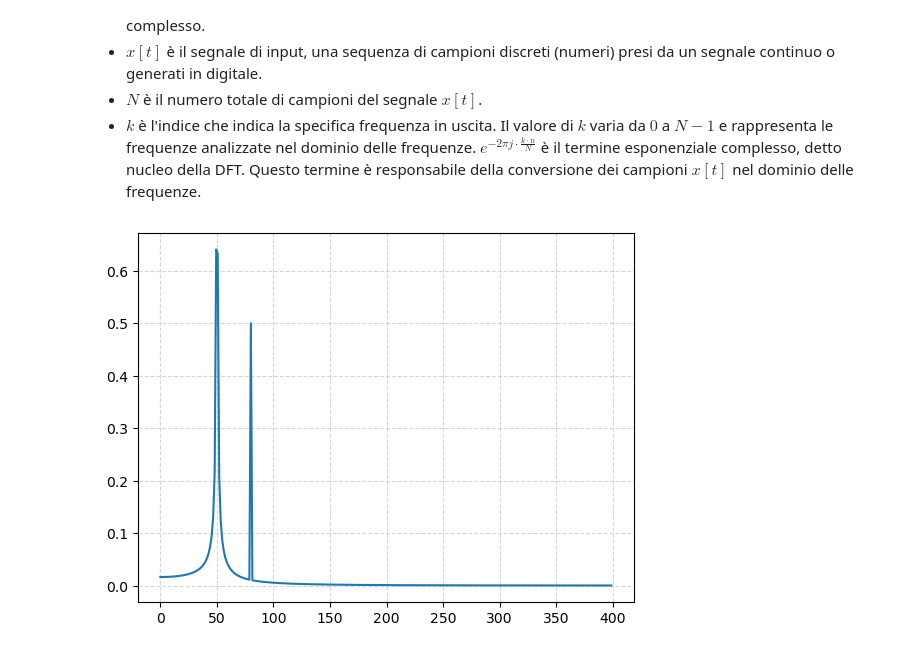
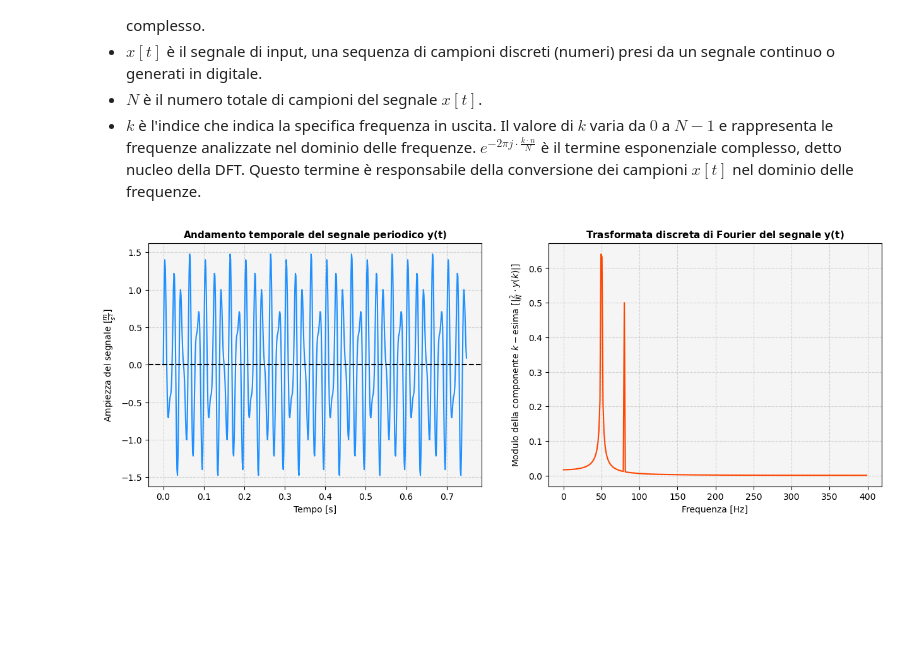
Before and after one commit to lamferzon/crash-course-Python, a Jupyter notebook: Lezioni/2. Python per l'analisi dati.ipynb, the cells around one changed output. Saved outputs shown, nothing was run; the diff lists cells and outputs as text; code cells hidden in the pictures; blank space fills up the shorter version.

```diff
--- a/Lezioni/2. Python per l'analisi dati.ipynb
+++ b/Lezioni/2. Python per l'analisi dati.ipynb
@@ -356,29 +469,58 @@ $y[k] = \sum^{N-1}_{t=0} e^{-2\pi j\cdot\frac{k\cdot n}{N}}\cdot x[t]$, dove:
 - $k$ è l'indice che indica la specifica frequenza in uscita. Il valore di $k$ varia da $0$ a $N−1$ e rappresenta le frequenze analizzate nel dominio delle frequenze.
 $e^{-2\pi j\cdot\frac{k\cdot n}{N}}$ è il termine esponenziale complesso, detto nucleo della DFT. Questo termine è responsabile della conversione dei campioni $x[t]$ nel dominio delle frequenze.
 # %%
-from scipy.fft import fft, fftfreq
-
 # numero di campioni
 N = 600
 
 # frequenza di campionamento (800 Hz)
 f = 1.0 / 800.0
 
-# dominio temporale discreto: da 0s a 0.75s
+# definizione del dominio temporale discreto: da 0s a 0.75s
 t_domain = np.linspace(0, N*f, N, endpoint=False)
 
-# segnale temporale periodico
+# definizione del segnale temporale periodico
 y = np.sin(2.0*np.pi*50*t_domain) + 0.5*np.sin(2.0*np.pi*80*t_domain)
 
 # calcolo della DFT e delle frequenze (solo quelle positive)
 yf = fft(y)
 xf = fftfreq(N, f)[:N//2]
 
-# visualizzazione delle DFT
-plt.plot(
-    xf,
-    2.0/N * np.abs(yf[0:N//2])
+# definizione della matrice di grafici
+fig, axes = plt.subplots(
+    nrows=1,
+    ncols=2,
+    figsize=(15, 5)
 )
-plt.grid(axis="both", ls="--", alpha=.5)
+
+# grafico 1
+sns.lineplot(
+    x=t_domain,
+    y=y,
+    color="dodgerblue",
+    ax=axes[0]
+)
+axes[0].axhline(0, color="black", ls="--")
+axes[0].set_title("$\\mathbf{Andamento \\ temporale \\ del \\ segnale \\ periodico \\ y(t)}$", size=11)
+axes[0].set(
+    xlabel="Tempo [s]",
+    ylabel="Ampiezza del segnale $[\\frac{m}{s^2}]$", # unità di misura in LaTex
+    facecolor="whitesmoke"
+)
+axes[0].grid(axis="both", ls="--", alpha=.5)
+
+# grafico 2
+sns.lineplot(
+    x=xf,
+    y=2.0/N * np.abs(yf[0:N//2]),
+    color="orangered",
+    ax=axes[1]
+)
+axes[1].set_title("$\\mathbf{Trasformata \\ discreta \\ di \\ Fourier \\ del \\ segnale \\ y(t)}$", size=11)
+axes[1].set(
+    xlabel="Frequenza [Hz]",
+    ylabel="Modulo della componente $k-$esima $[|\\frac{2}{N}\\cdot y(k)|]$", # unità di misura in LaTex
+    facecolor="whitesmoke"
+)
+axes[1].grid(axis="both", ls="--", alpha=.5)
 # %% [output]
-[figure, old version]
+[figure, new version]
```
Also changed, not shown: parts of 12 cells of this notebook.
